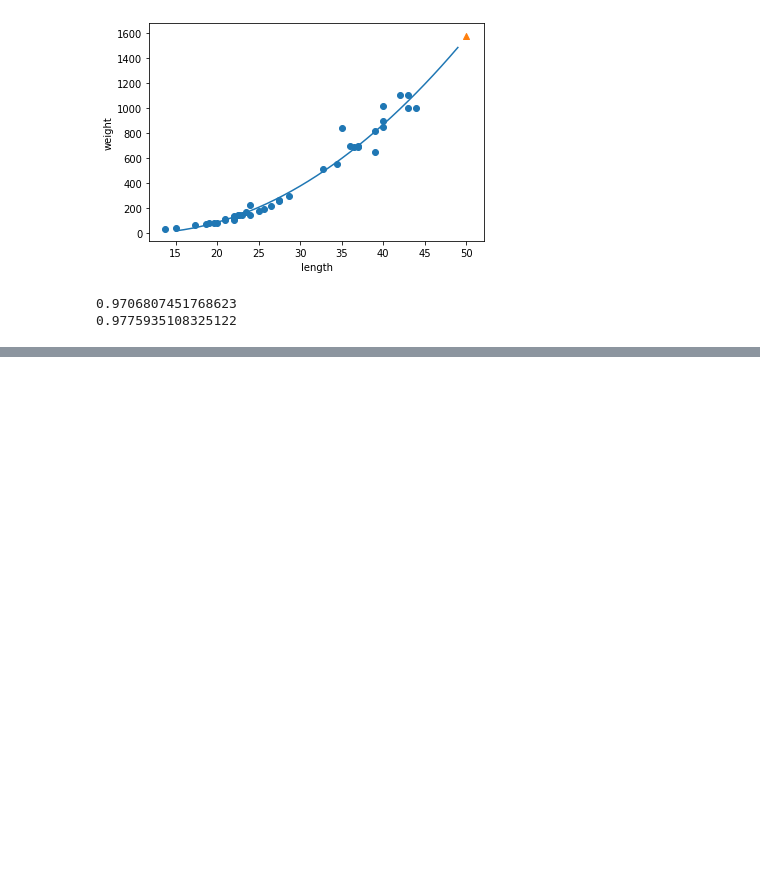
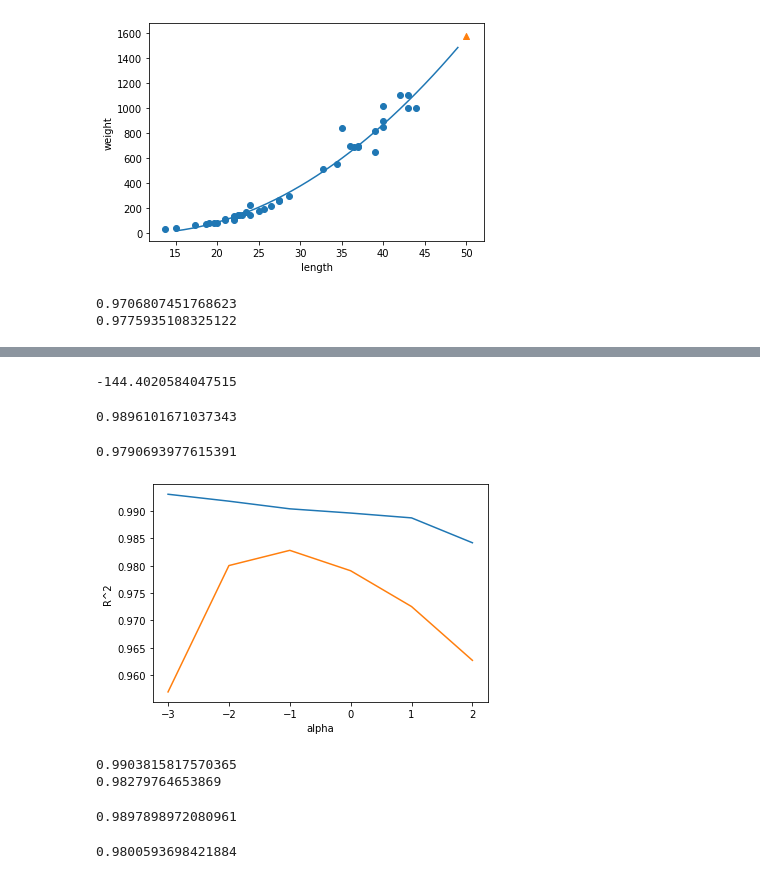
Before and after one commit to casper4523/Machin-learning-Deep-learning, a Jupyter notebook: Chap03.ipynb, the cells around one changed output, grey strips where cells are left out. Cells and saved outputs as stored; diff of their text form; code cells hidden in the pictures; blank space fills up the shorter version.

```diff
--- a/Chap03.ipynb
+++ b/Chap03.ipynb
@@ -318,0 +420,5 @@ print(lr.score(test_poly, test_target))
+# %%
+print(lr.score(test_poly, test_target))
+#과적합을 만듦
+# %% [output]
+-144.4020584047515
@@ -318,0 +440,73 @@ print(lr.score(test_poly, test_target))
+# %%
+# 선형회귀에 규제를 추가한 모델을 릿지(ridge)와 라쏘(lasso)라고 함
+# 릿지 ; 계수를 제곱한 값을 기준으로 규제를 적용 (선호)
+# 라쏘 : 계수의 절대값을 기준으로 규제를 적용
+
+from sklearn.linear_model import Ridge
+
+ridge = Ridge()
+ridge.fit(train_scaled, train_target)
+print(ridge.score(train_scaled, train_target))
+# %% [output]
+0.9896101671037343
+# %%
+print(ridge.score(test_scaled, test_target))
+# %% [output]
+0.9790693977615391
+# %%
+# 그러면 규제의 강도를 어떻게 맞출까 alpha 값을 통해 규제의 강도를 정함.
+# 가장 좋은 방법은 alpha (규제값)을 직접 그려보는 것이 좋음. 훈련세트와 테스트 세트 점수가 가자아 가까운 지점으로
+
+import matplotlib.pyplot as plt
+
+train_score = []
+test_score = []
+
+# 알파 값을 0.001에서 100까지 10배씩 늘려가면서 릿지 회귀 모델을 훈련한 다음 훈련세트와 테스트 세트의 점수를 파이썬에 저장
+
+alpha_list = [0.001, 0.01, 0.1, 1, 10, 100]
+
+for alpha in alpha_list:
+    #릿지 모델 만듦
+    ridge = Ridge(alpha = alpha)
+    #릿지 모델 훈련
+    ridge.fit(train_scaled, train_target)
+    #훈련 점수와 테스트 점수를 저장함
+    train_score.append(ridge.score(train_scaled, train_target))
+    test_score.append(ridge.score(test_scaled, test_target))
+# %%
+# 저장한 alpha 값에 대한 ㅎ정확도를 그림으로 그림
+# 0.001부터 1까지는 간격이 너무 촘촘하기 때문에 이를 각각 같은 간격으로 나타내기 위해서 로그 함수로 변경하여 비교함
+
+plt.plot(np.log10(alpha_list), train_score)
+plt.plot(np.log10(alpha_list), test_score)
+plt.xlabel('alpha')
+plt.ylabel('R^2')
+plt.show()
+
+#그림에서 train가 test가 가장 가까운 -1 즉, 0.1의 값이 alpha 값으로 정해질 수 있다.
+# %% [output]
+[figure, added]
+# %%
+# 위 그래프를 통해서 얻은 값 0.1을 통해 규제하고 훈련
+ridge = Ridge(alpha=0.1)
+ridge.fit(train_scaled, train_target)
+print(ridge.score(train_scaled, train_target))
+print(ridge.score(test_scaled, test_target))
+# %% [output]
+0.9903815817570365
+0.98279764653869
+# %%
+#이번에는 라쏘회귀 방법
+
+from sklearn.linear_model import Lasso
+
+lasso = Lasso()
+lasso.fit(train_scaled, train_target)
+print(lasso.score(train_scaled, train_target))
+# %% [output]
+0.9897898972080961
+# %%
+print(lasso.score(test_scaled, test_target))
+# %% [output]
+0.9800593698421884
```
Also changed, not shown: parts of 15 cells of this notebook.
